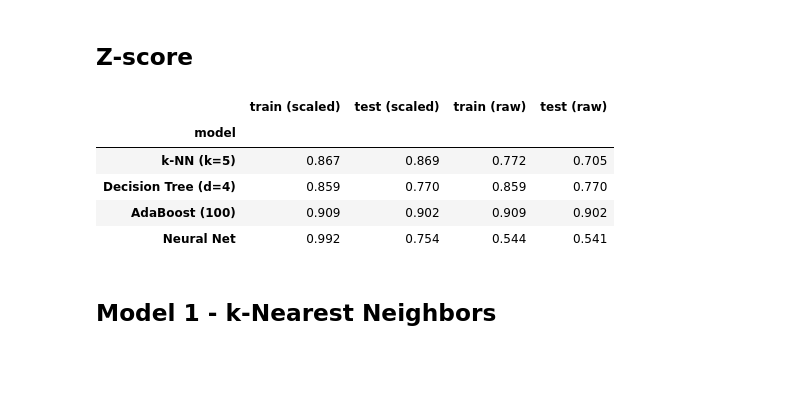
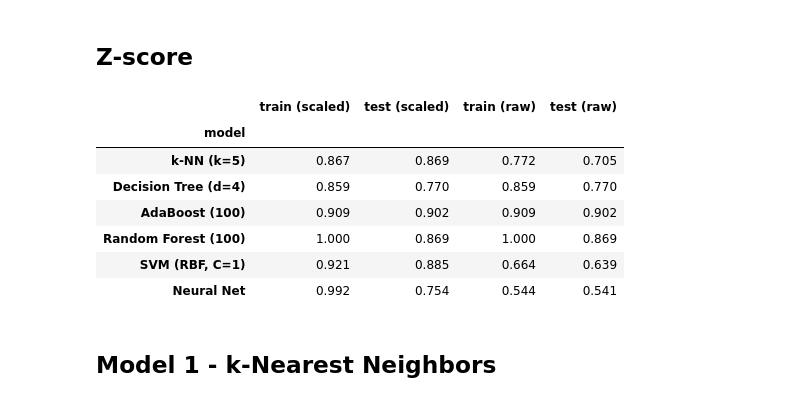
Before and after one commit to yonatang8675/ML_Project, a Jupyter notebook: notebooks/heart_disease.ipynb, the cells around one changed output. Saved outputs shown, nothing was run; the diff lists cells and outputs as text; code cells hidden in the pictures; blank space fills up the shorter version.

```diff
--- a/notebooks/heart_disease.ipynb
+++ b/notebooks/heart_disease.ipynb
@@ -104,6 +116,9 @@ experiments = {
     "Decision Tree (full)": (lambda: DecisionTreeClassifier(max_depth=None), False),
     "Decision Tree (d=4)":  (lambda: DecisionTreeClassifier(max_depth=4), False),
     "AdaBoost (100)":       (lambda: AdaBoostClassifier(n_estimators=100), False),
+    "Random Forest (100)":  (lambda: RandomForestClassifier(n_estimators=100,
+                                                            max_features="sqrt", seed=SEED), False),
+    "SVM (RBF)":            (lambda: SVMClassifier(C=1.0, kernel="rbf", gamma="scale"), True),
     "Neural Net":           (lambda: NeuralNetwork(hidden_layers=(16,), activation="relu",
                                                    lr=0.1, epochs=300, batch_size=32,
                                                    l2=1e-4, seed=SEED), True),
@@ -156,33 +173,38 @@ Train balance: [110 131]  Test balance: [28 33]
 quick_models = {
     "k-NN (k=5)":          lambda: KNNClassifier(k=5),
     "Decision Tree (d=4)": lambda: DecisionTreeClassifier(criterion="entropy", max_depth=4),
     "AdaBoost (100)":      lambda: AdaBoostClassifier(n_estimators=100),
+    "Random Forest (100)": lambda: RandomForestClassifier(n_estimators=100,
+                                                          max_features="sqrt", seed=SEED),
+    "SVM (RBF, C=1)":      lambda: SVMClassifier(C=1.0, kernel="rbf", gamma="scale"),
     "Neural Net":          lambda: NeuralNetwork(hidden_layers=(16,), activation="relu",
                                                  lr=0.1, epochs=300, batch_size=32,
                                                  l2=1e-4, seed=SEED),
 }
 
 quick_rows = []
 for name, factory in quick_models.items():
     row = {"model": name}
     for label, X_fit, X_eval in [("scaled", X_train_s, X_test_s),
                                   ("raw",    X_train,   X_test)]:
         model = factory()
         model.fit(X_fit, y_train)
         tr = metrics.accuracy(y_train, model.predict(X_fit))
         te = metrics.accuracy(y_test,  model.predict(X_eval))
         row[f"train ({label})"] = tr
         row[f"test ({label})"]  = te
     quick_rows.append(row)
 
 quick_df = pd.DataFrame(quick_rows).set_index("model")
 quick_df
 # %% [output]
 |  | train (scaled) | test (scaled) | train (raw) | test (raw) |
 | model |  |  |  |  |
 | k-NN (k=5) | 0.867 | 0.869 | 0.772 | 0.705 |
 | Decision Tree (d=4) | 0.859 | 0.770 | 0.859 | 0.770 |
 | AdaBoost (100) | 0.909 | 0.902 | 0.909 | 0.902 |
+| Random Forest (100) | 1.000 | 0.869 | 1.000 | 0.869 |
+| SVM (RBF, C=1) | 0.921 | 0.885 | 0.664 | 0.639 |
 | Neural Net | 0.992 | 0.754 | 0.544 | 0.541 |
 # %% [markdown]
 ## Model 1 - k-Nearest Neighbors
```
Also changed, not shown: parts of 13 cells of this notebook, 5 other files.
